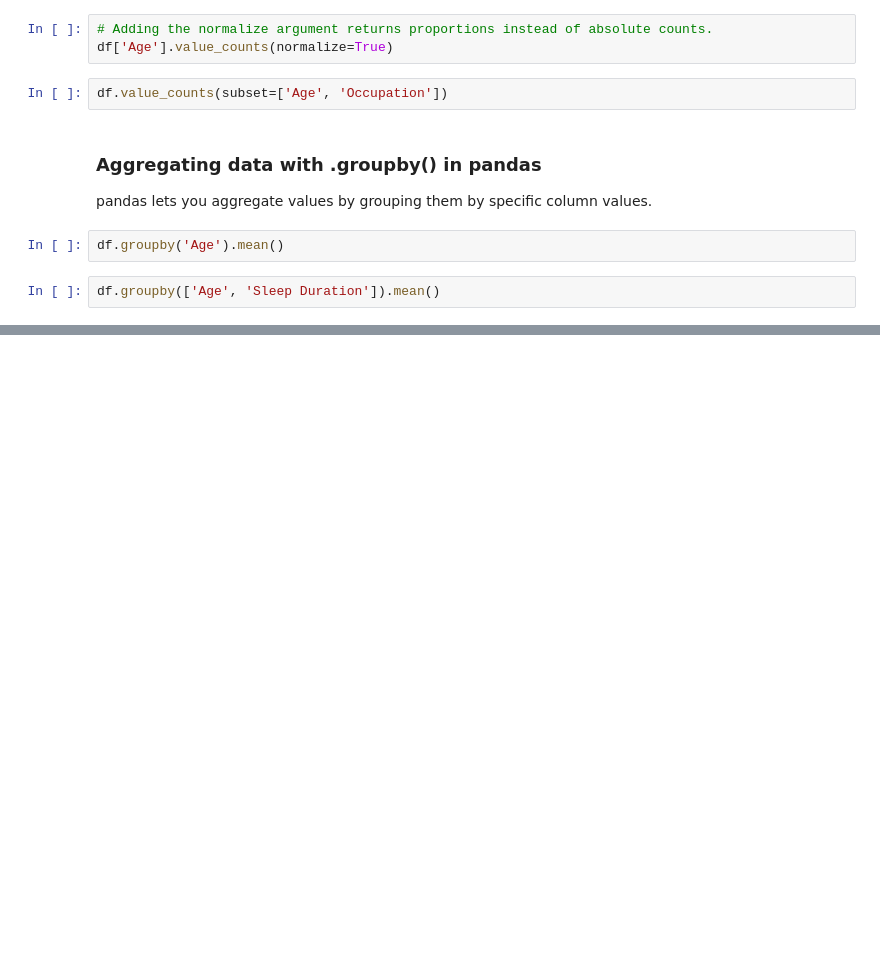
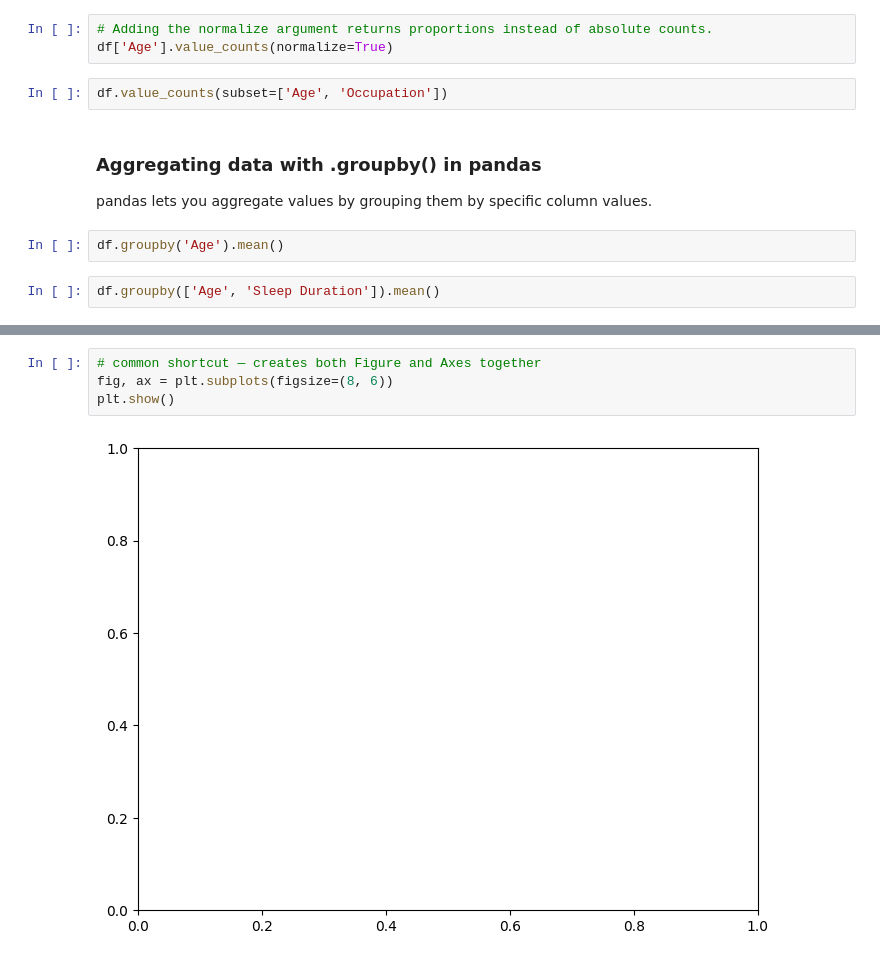
Before and after one commit to monicaiyb/sleep_tracker, a Jupyter notebook: seeta_data.ipynb, the cells around one changed output, grey strips where cells are left out. Cells and saved outputs as stored; diff of their text form; blank space fills up the shorter version.

```diff
--- a/seeta_data.ipynb
+++ b/seeta_data.ipynb
@@ -304,0 +332,6 @@ df.groupby(['Age', 'Sleep Duration']).mean()
+# %%
+# common shortcut — creates both Figure and Axes together
+fig, ax = plt.subplots(figsize=(8, 6))
+plt.show()
+# %% [output]
+[figure, added]
```
Also changed, not shown: parts of 12 cells of this notebook, 2 other files.
